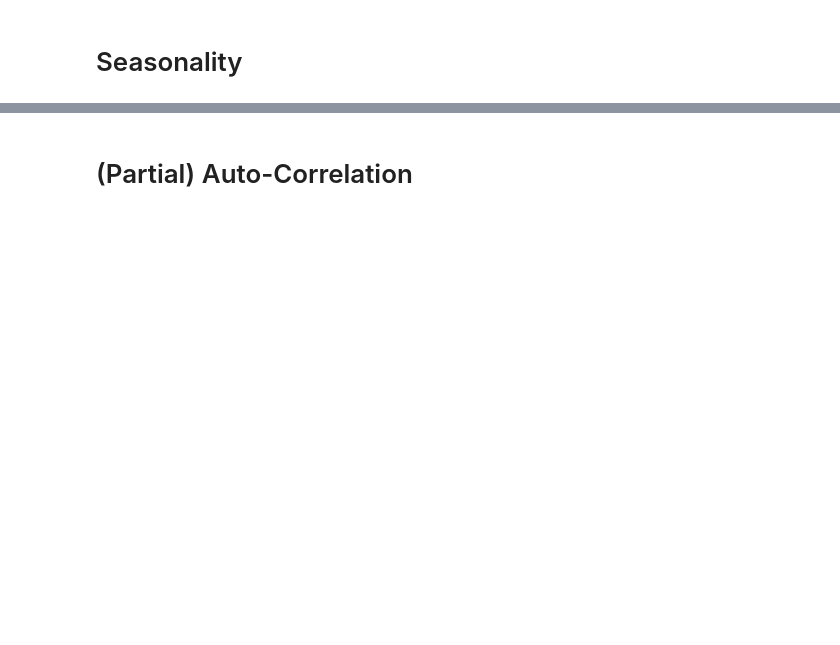
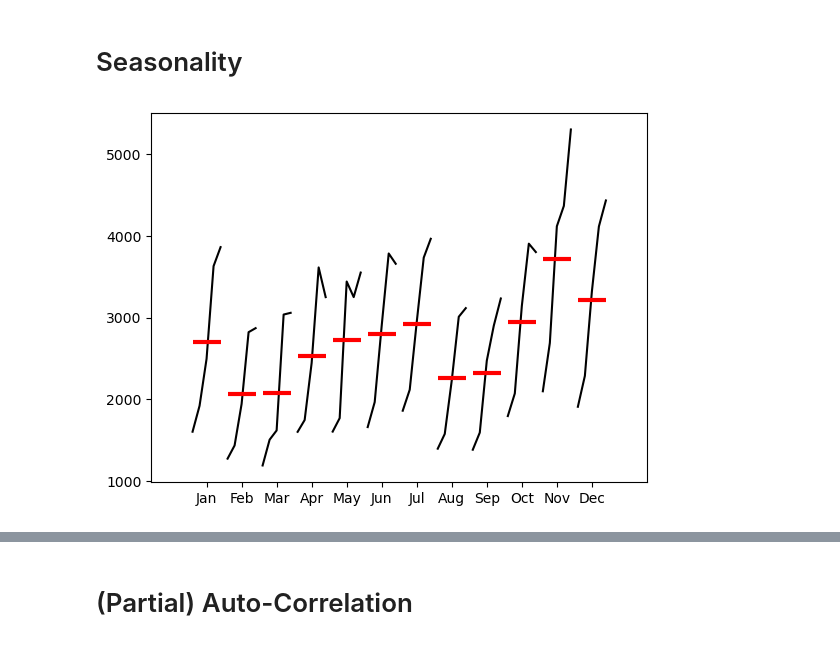
Before and after one commit to tzvikif/time_series_forcasting_udemy, a Jupyter notebook: Time_Series_Analysis/Time_Series_Analysis/Exponential_Smoothing_and_Holt_Winters/Useful_Code_Template.ipynb, the cells around one changed output, grey strips where cells are left out. Drawn from its saved outputs; the diff is of its cells as text; code cells hidden in the pictures; blank space fills up the shorter version.

```diff
--- a/Time_Series_Analysis/Time_Series_Analysis/Exponential_Smoothing_and_Holt_Winters/Useful_Code_Template.ipynb
+++ b/Time_Series_Analysis/Time_Series_Analysis/Exponential_Smoothing_and_Holt_Winters/Useful_Code_Template.ipynb
@@ -18,4 +41,4 @@ df.head()
 # %%
 # Change the frequency
-df = df.asfreq('XXXX')
+df = df.asfreq('W-MON')
 df.index
@@ -29,7 +63,9 @@ plt.show()
 # Seasonality
 # %%
 # Plot the month_plot
-month_plot(df['y'])
+month_plot(df['y'].resample("ME").mean())
 plt.show()
+# %% [output]
+[figure, added]
 # %%
 # Plot the quarter_plot
```
Also changed, not shown: parts of 13 cells of this notebook, 1 other file.
